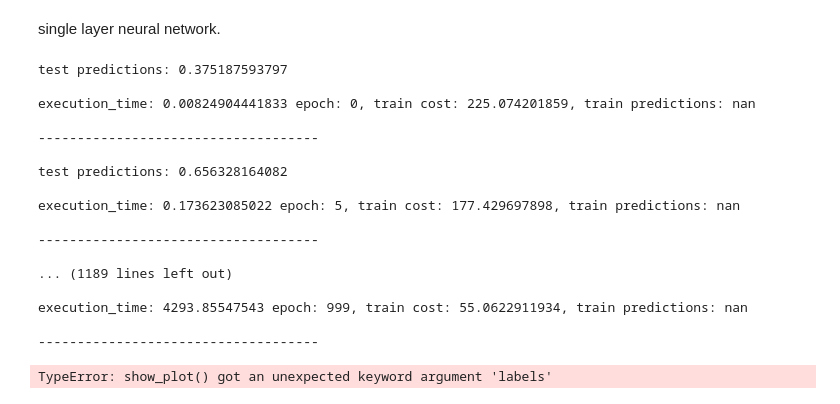
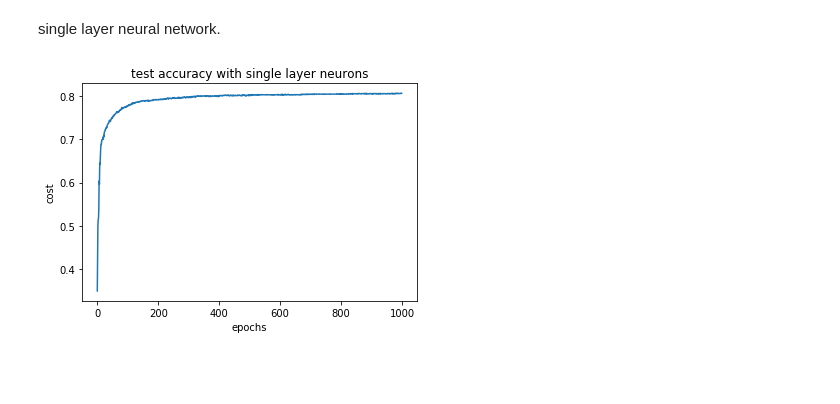
Before and after one commit to cacad101/assignment-neural-network-1, a Jupyter notebook: problem_1_classifications/Classification Problem.ipynb, the cells around one changed output. Cells and saved outputs as stored; diff of their text form; code cells hidden in the pictures; blank space fills up the shorter version.

```diff
--- a/problem_1_classifications/Classification Problem.ipynb
+++ b/problem_1_classifications/Classification Problem.ipynb
@@ -931,43 +931,25 @@ class SingleLayerSoftmax:
 # %%
 data_visualization = DataVisualization()
 data_collector = DataCollector()
 train_x, train_y = data_collector.get_train_data()
 test_x, test_y = data_collector.get_test_data()
 
 batch_size = 32
 epochs = 1000
 
-softmax_nn = SingleLayerSoftmax(train_x=train_x.as_matrix(), train_y=train_y)
+softmax_nn = SingleLayerSoftmax(train_x=train_x.as_matrix(), train_y=train_y, verbose=False)
 softmax_nn.start_train(batch_size=batch_size, test_x=test_x, test_y=test_y, epochs=epochs)
 
 cost_train, prediction_train, exec_time, list_exec_time = softmax_nn.get_train_result()
 prediction_test = softmax_nn.get_test_result()
 
 %matplotlib inline
 
 data_visualization.show_plot(
     list_x_point=range(epochs), list_y_point=prediction_test,
     x_label="epochs", y_label="cost",
     title="test accuracy with single layer neurons",
     figure_name="./image/classification/2/single_layers",
-    labels=[]
 )
 # %% [output]
-test predictions: 0.375187593797
-
-execution_time: 0.00824904441833 epoch: 0, train cost: 225.074201859, train predictions: nan
-
-------------------------------------
-
-test predictions: 0.656328164082
-
-execution_time: 0.173623085022 epoch: 5, train cost: 177.429697898, train predictions: nan
-
-------------------------------------
-
-... (1189 lines left out)
-
-execution_time: 4293.85547543 epoch: 999, train cost: 55.0622911934, train predictions: nan
-
-------------------------------------
-TypeError: show_plot() got an unexpected keyword argument 'labels'
+[figure, added]
```
